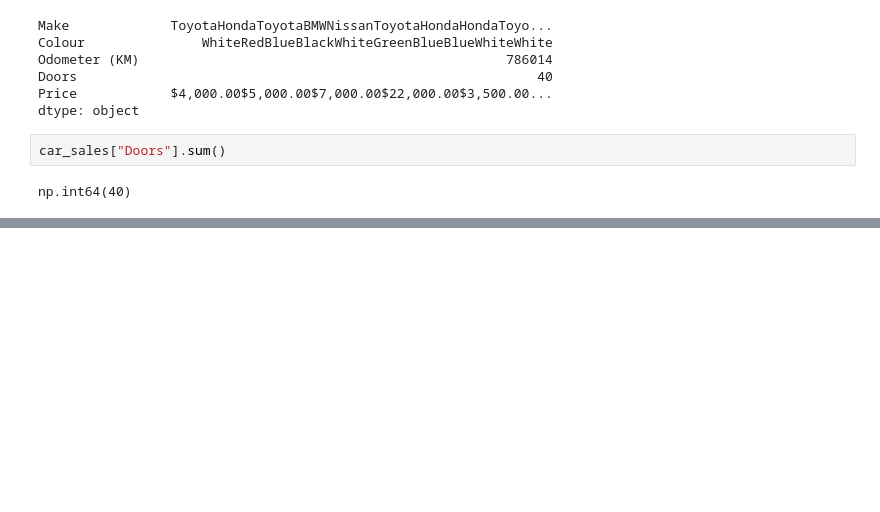
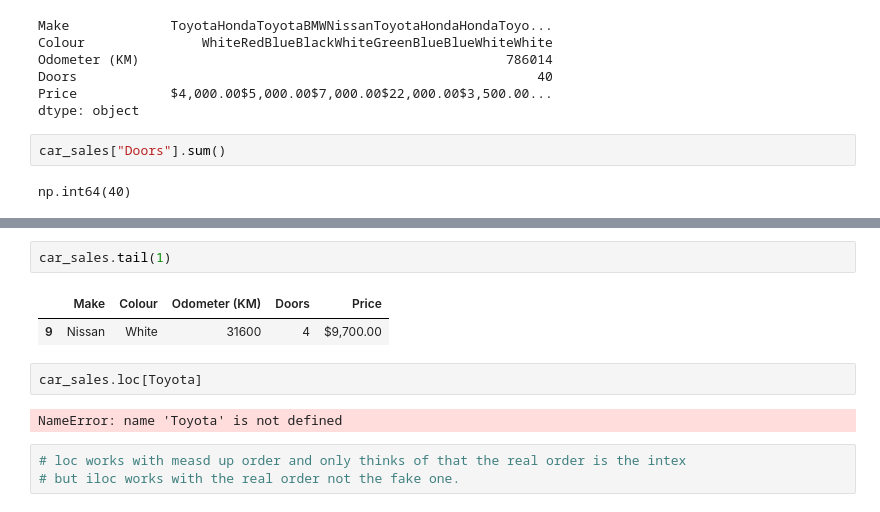
Before and after one commit to kagiyanagi/learning-ml, a Jupyter notebook: introduction-to_pandas.ipynb, the cells around one changed output, grey strips where cells are left out. Drawn from its saved outputs; the diff is of its cells as text; blank space fills up the shorter version.

```diff
--- a/introduction-to_pandas.ipynb
+++ b/introduction-to_pandas.ipynb
@@ -154,0 +184,12 @@ np.int64(40)
+# %%
+car_sales.tail(1)
+# %% [output]
+|  | Make | Colour | Odometer (KM) | Doors | Price |
+| 9 | Nissan | White | 31600 | 4 | $9,700.00 |
+# %%
+car_sales.loc[Toyota]
+# %% [output]
+NameError: name 'Toyota' is not defined
+# %%
+# loc works with measd up order and only thinks of that the real order is the intex
+# but iloc works with the real order not the fake one.
```
Also changed, not shown: parts of 6 cells of this notebook.
